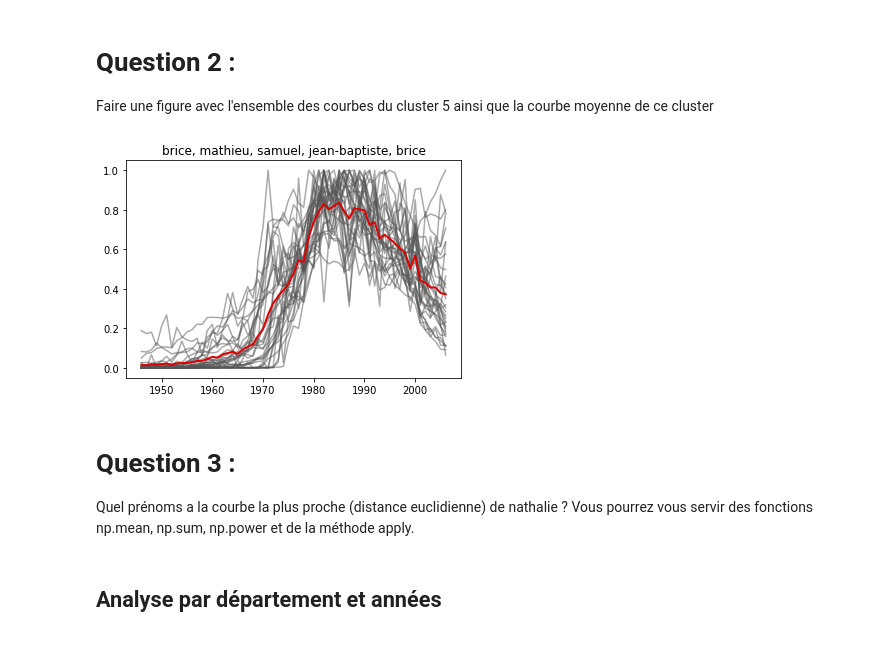
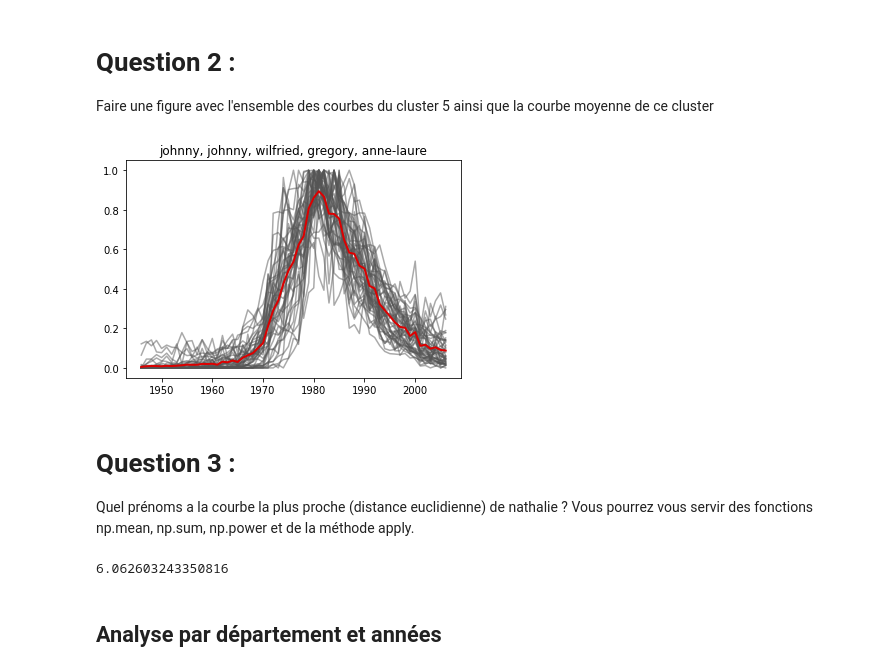
Before and after one commit to comeetie/introml, a Jupyter notebook: introduction/notebooks/Prénoms.ipynb, the cells around one changed output. Drawn from its saved outputs; the diff is of its cells as text; code cells hidden in the pictures.

```diff
--- a/introduction/notebooks/Prénoms.ipynb
+++ b/introduction/notebooks/Prénoms.ipynb
@@ -426,14 +449,14 @@ plt.show()
 # Question 2 :
 Faire une figure avec l'ensemble des courbes du cluster 5 ainsi que la courbe moyenne de ce cluster
 # %%
-k = 6
+k = 5
 fig, ax = plt.subplots()
 for prenom,serie in prenoms_annees_norm.loc[alg.labels_==k,:].iterrows():
     ax.plot(years,serie,color="#555555",alpha=0.5)
-m  = ax.plot(years,alg.cluster_centers_[k,:].T,color="#dd0000", linewidth=2)
+m  = ax.plot(years,alg.cluster_centers_[k,:],color="#dd0000", linewidth=2)
 ti = plt.title(', '.join(np.random.choice(prenoms_annees_norm.index.values[alg.labels_==k],5)))
 # %% [output]
-[figure, old version]
+[figure, new version]
 # %% [markdown]
 # Question 3 :
 Quel prénoms a la courbe la plus proche (distance euclidienne) de nathalie ?
@@ -440,0 +467,4 @@ Vous pourrez vous servir des fonctions np.mean, np.sum, np.power et de la métho
+# %%
+dist(prenoms_annees_norm.iloc[5,:],prenoms_annees_norm.iloc[7,:])
+# %% [output]
+6.062603243350816
```
Also changed, not shown: parts of 17 cells of this notebook, 1 other file.
